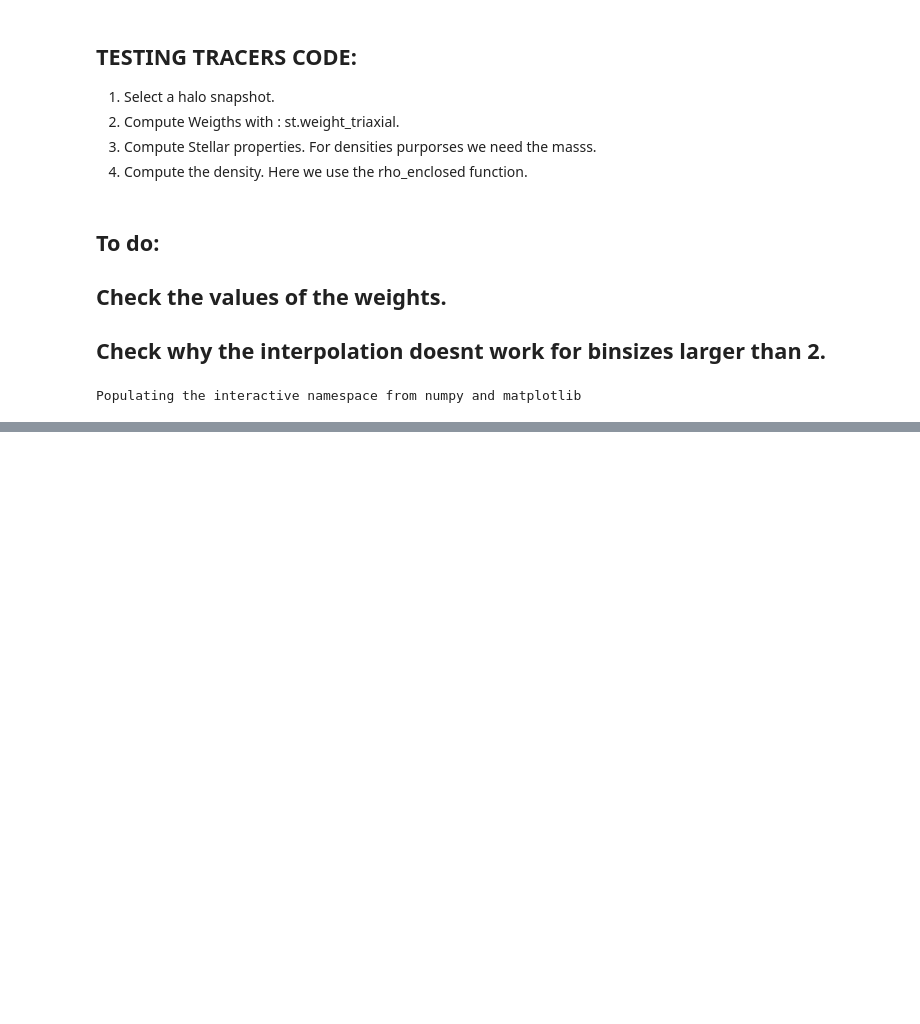
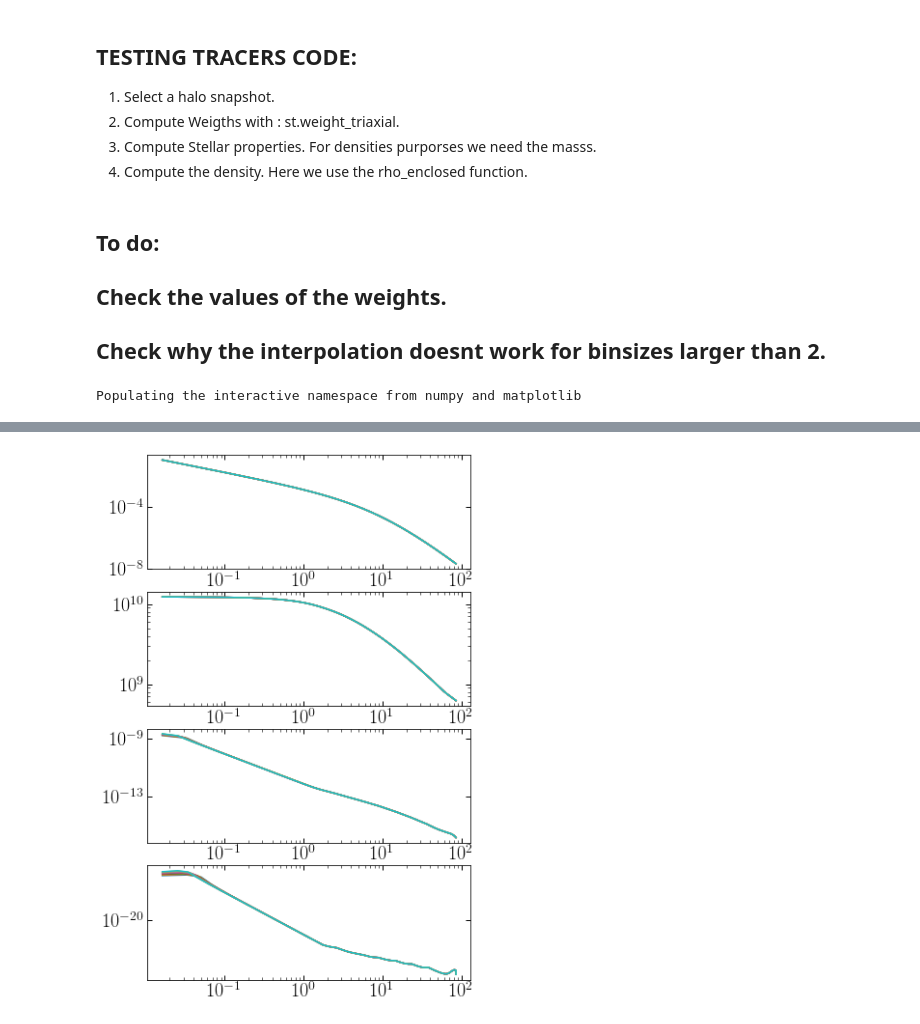
Before and after one commit to chervs/tracers_triaxial, a Jupyter notebook: test_Stracers.ipynb, the cells around one changed output, grey strips where cells are left out. Drawn from its saved outputs; the diff is of its cells as text; code cells hidden in the pictures; blank space fills up the shorter version.

```diff
--- a/test_Stracers.ipynb
+++ b/test_Stracers.ipynb
@@ -24,6 +30,25 @@ Populating the interactive namespace from numpy and matplotlib
 # %%
 font = {'size':20, 'family':'serif'}
 matplotlib.rc('font', **font)
+# %%
+def rho_tracers(r, M, profile, profile_params):
+    """
+    Density profiles for the
+    to-do:
+
+    1. pass as an argument the density function instead of the if statements.
+    2. profile paramas as *profile_params
+    """
+    if profile == 'Plummer':
+        rho = dens_plummer(r, M, profile_params[0])
+    elif profile == 'Hernquist':
+        rho = dens_hernquist(r, M, profile_params[0])
+    elif profile == 'NFW':
+        rho = dens_NFWnRvir(r, M, profile_params[0], profile_params[1])
+    elif profile == 'Einasto':
+        rho = dens_Einasto(r, M, profile_params[0], profile_params[1])
+
+    return rho
 # %%
 def rho_enclosed(r_posh, rmin, rmax, nbins, mass):
     r = np.linspace(rmin, rmax, nbins-1)
@@ -325,0 +256,21 @@ density_tools.density_peaks(np.log(rho_mw_dm)/np.max(np.log(rho_mw_dm)), xmin=-1
+# %%
+figure(figsize=(6, 10))
+
+for i in range(5000, 10000, 500):
+    r_hr, nu_tracer, psi_hr, dnu_dpsi_smooth, dnu2_dpsi2_smooth = densities_derivatives(rbins,
+                                                                                        psi,
+                                                                                        interp_bins=i,
+                                                                                        profile='Hernquist')
+    subplot(4, 1, 1)
+    loglog(r_hr, nu_tracer)
+
+    subplot(4, 1, 2)
+    loglog(r_hr, psi_hr)
+
+    subplot(4, 1, 3)
+    loglog(r_hr, dnu_dpsi_smooth)
+
+    subplot(4, 1, 4)
+    loglog(r_hr, dnu2_dpsi2_smooth)
+# %% [output]
+[figure, added]
```
Also changed, not shown: parts of 24 cells of this notebook, 2 other files.
